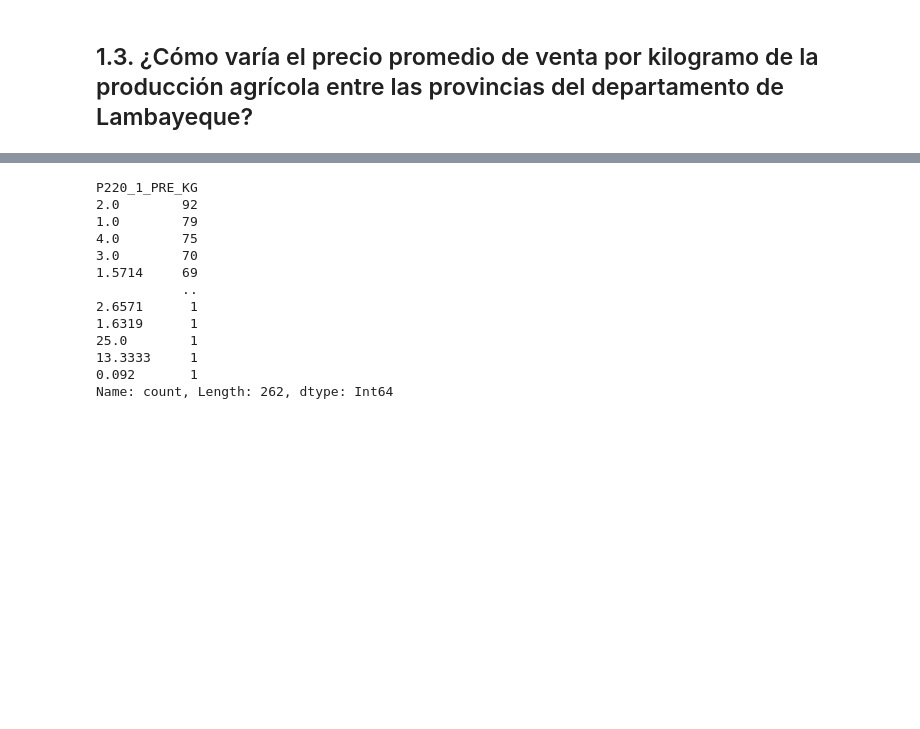
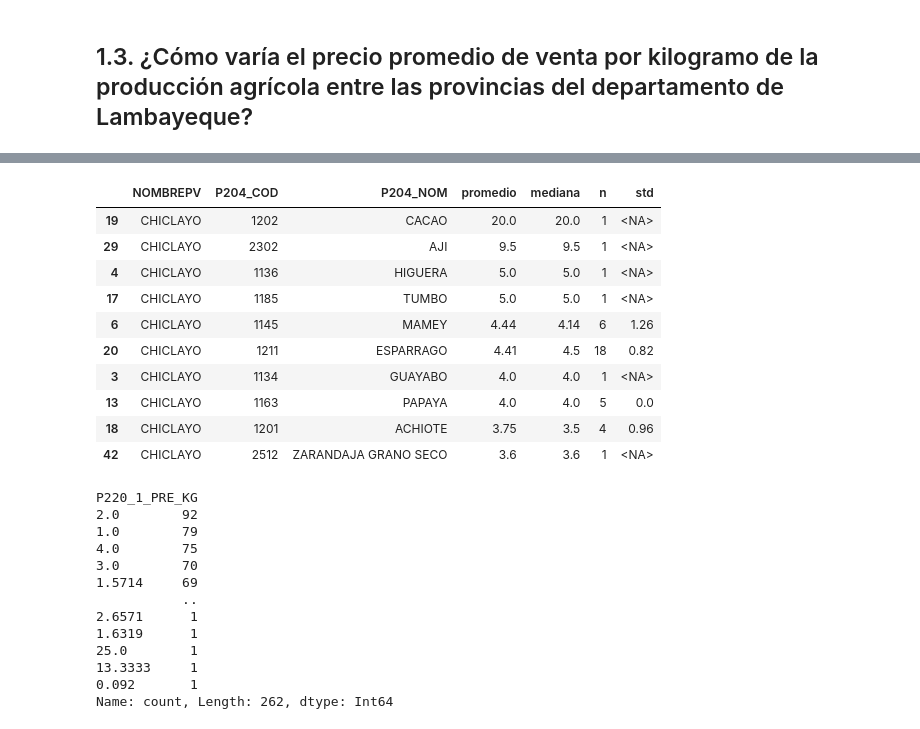
Before and after one commit to matiasrg/Proyecto-PCDA, a Jupyter notebook: scripts/02_CAP200AB.ipynb, the cells around one changed output, grey strips where cells are left out. Cells and saved outputs as stored; diff of their text form; code cells hidden in the pictures; blank space fills up the shorter version.

```diff
--- a/scripts/02_CAP200AB.ipynb
+++ b/scripts/02_CAP200AB.ipynb
@@ -349,3 +468,26 @@ plt.show()
+# %%
+ranking_chiclayo = (
+    resumen_cultivos_pre_lambayeque[
+        resumen_cultivos_pre_lambayeque["NOMBREPV"].str.contains(
+            "CHICLAYO", case=False, na=False
+        )
+    ]
+    .sort_values("promedio", ascending=False)
+)
+
+ranking_chiclayo.head(10)
+# %% [output]
+|  | NOMBREPV | P204_COD | P204_NOM | promedio | mediana | n | std |
+| 19 | CHICLAYO | 1202 | CACAO | 20.0 | 20.0 | 1 | <NA> |
+| 29 | CHICLAYO | 2302 | AJI | 9.5 | 9.5 | 1 | <NA> |
+| 4 | CHICLAYO | 1136 | HIGUERA | 5.0 | 5.0 | 1 | <NA> |
+| 17 | CHICLAYO | 1185 | TUMBO | 5.0 | 5.0 | 1 | <NA> |
+| 6 | CHICLAYO | 1145 | MAMEY | 4.44 | 4.14 | 6 | 1.26 |
+| 20 | CHICLAYO | 1211 | ESPARRAGO | 4.41 | 4.5 | 18 | 0.82 |
+| 3 | CHICLAYO | 1134 | GUAYABO | 4.0 | 4.0 | 1 | <NA> |
+| 13 | CHICLAYO | 1163 | PAPAYA | 4.0 | 4.0 | 5 | 0.0 |
+| 18 | CHICLAYO | 1201 | ACHIOTE | 3.75 | 3.5 | 4 | 0.96 |
+| 42 | CHICLAYO | 2512 | ZARANDAJA GRANO SECO | 3.6 | 3.6 | 1 | <NA> |
 # %%
 #¿Cómo varía el precio promedio de venta por kilogramo de la producción agrícola entre las provincias del departamento de Lambayeque?
 # %%
```
Also changed, not shown: parts of 5 cells of this notebook, 1 other file.
